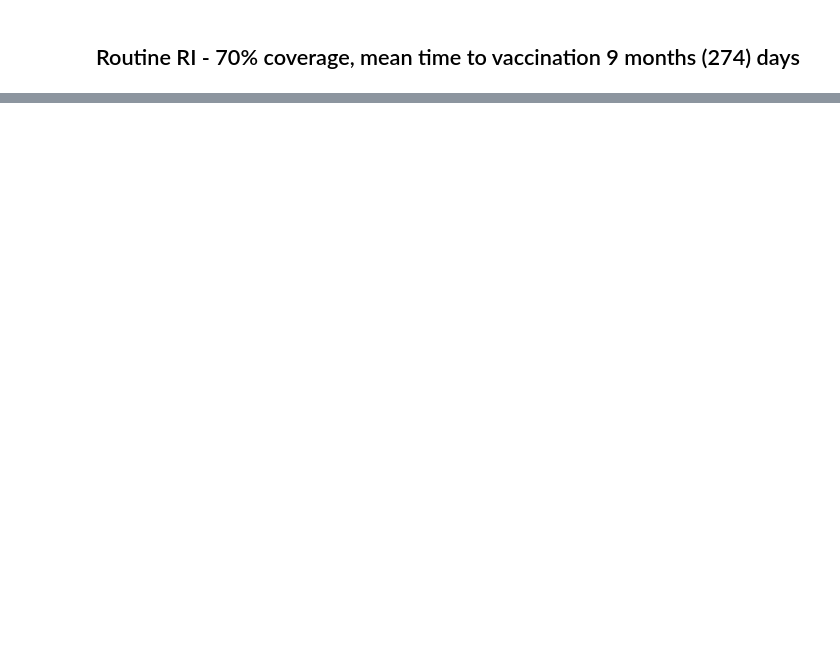
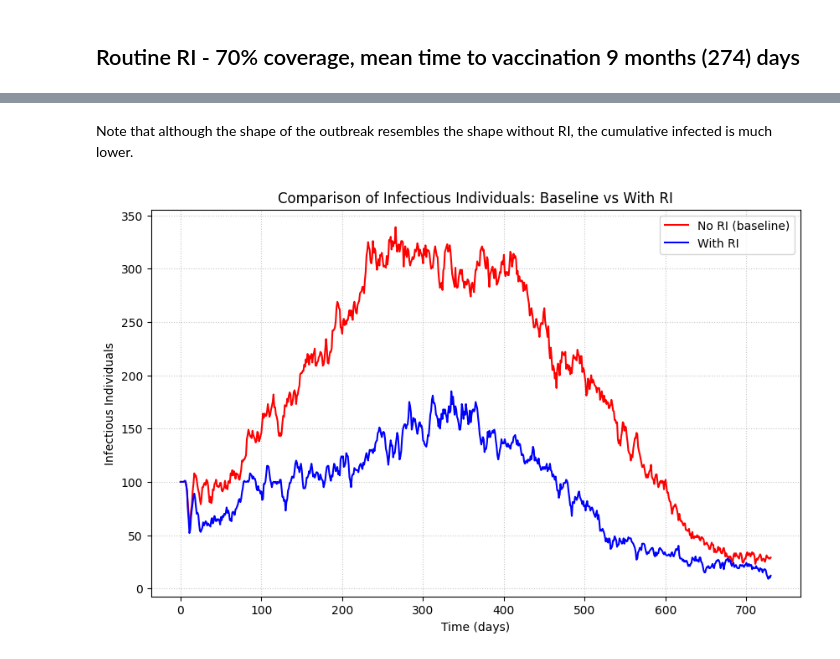
Before and after one commit to InstituteforDiseaseModeling/laser-generic, a Jupyter notebook: docs/tutorials/notebooks/ri_exploration.ipynb, the cells around one changed output, grey strips where cells are left out. Drawn from its saved outputs; the diff is of its cells as text; code cells hidden in the pictures; blank space fills up the shorter version.

```diff
--- a/docs/tutorials/notebooks/ri_exploration.ipynb
+++ b/docs/tutorials/notebooks/ri_exploration.ipynb
@@ -181,0 +207,14 @@ model = run_with_ri(coverage_constant)
+# %% [markdown]
+Note that although the shape of the outbreak resembles the shape without RI, the cumulative infected is much lower.
+# %%
+plt.figure(figsize=(10, 6))
+plt.plot(baseline.nodes.I[:, 0], color='red', label='No RI (baseline)')
+plt.plot(with_ri.nodes.I[:, 0], color='blue', label='With RI')
+plt.xlabel('Time (days)')
+plt.ylabel('Infectious Individuals')
+plt.title('Comparison of Infectious Individuals: Baseline vs With RI')
+plt.legend()
+plt.grid(True, linestyle=':', alpha=0.7)
+plt.show()
+# %% [output]
+[figure, added]
```
Also changed, not shown: parts of 7 cells of this notebook.
